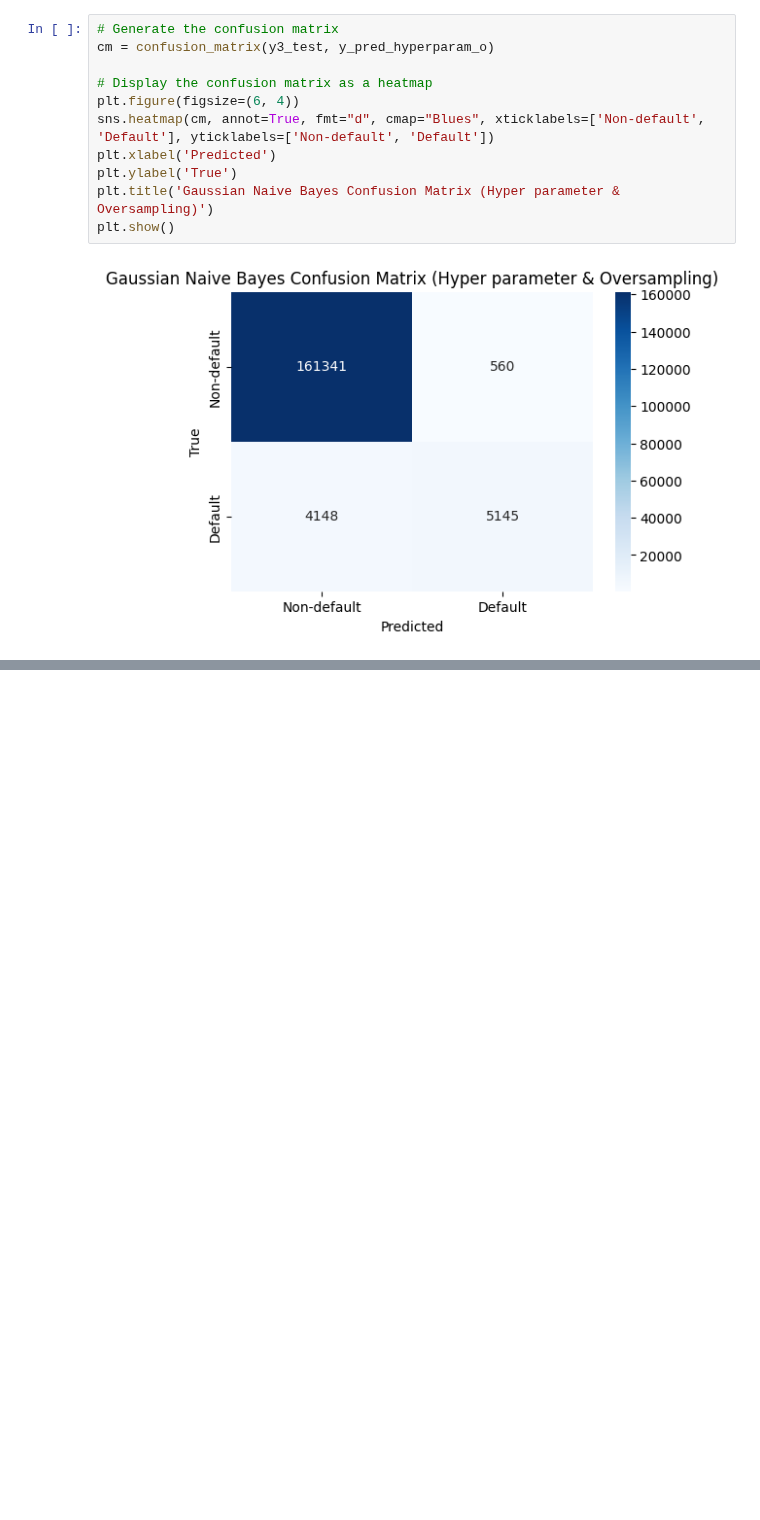
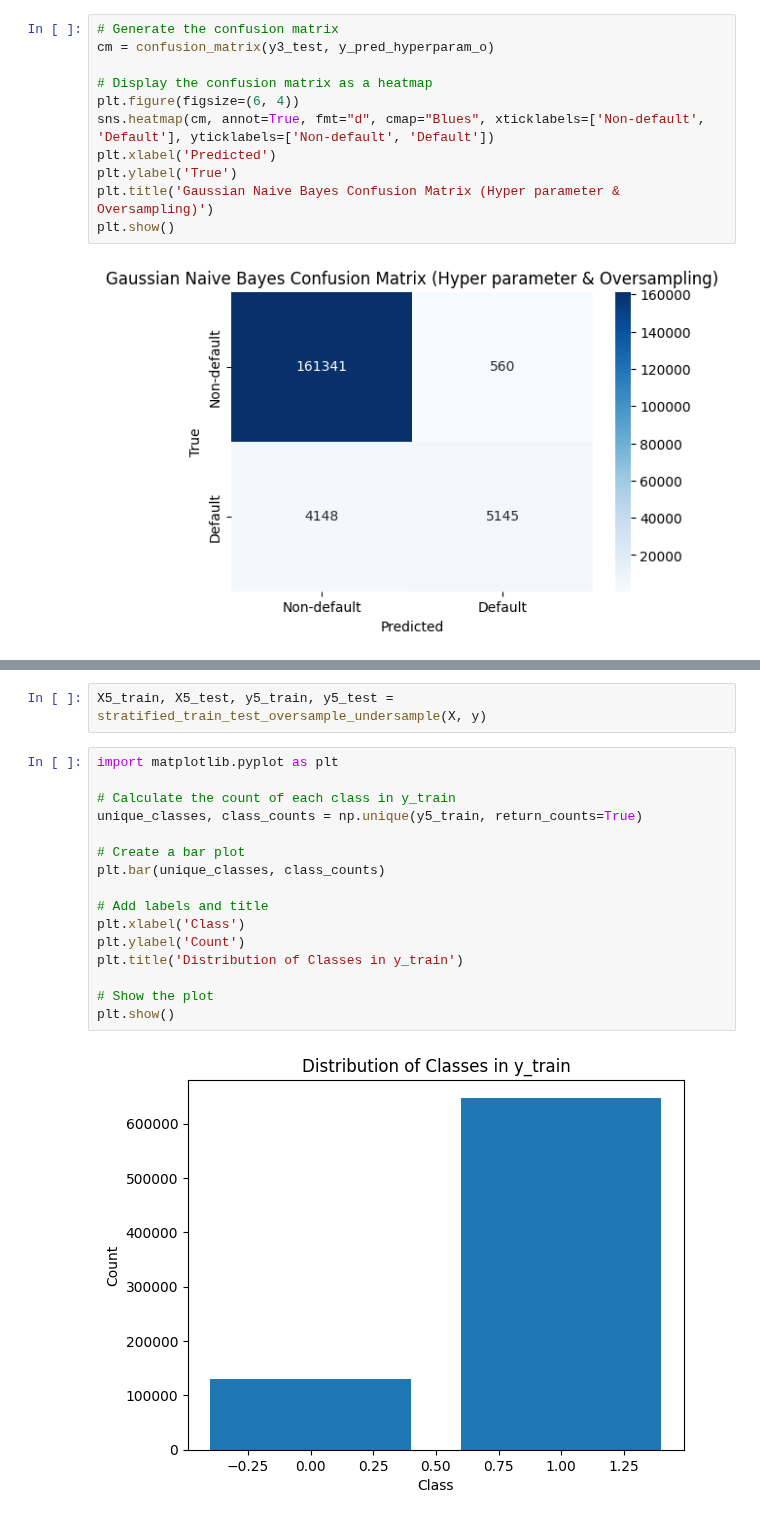
Before and after one commit to Darrel-Koh/Credit_Risk_Analysis, a Jupyter notebook: NewNB.ipynb, the cells around one changed output, grey strips where cells are left out. Drawn from its saved outputs; the diff is of its cells as text; blank space fills up the shorter version.

```diff
--- a/NewNB.ipynb
+++ b/NewNB.ipynb
@@ -636,0 +679,20 @@ plt.show()
+# %%
+X5_train, X5_test, y5_train, y5_test = stratified_train_test_oversample_undersample(X, y)
+# %%
+import matplotlib.pyplot as plt
+
+# Calculate the count of each class in y_train
+unique_classes, class_counts = np.unique(y5_train, return_counts=True)
+
+# Create a bar plot
+plt.bar(unique_classes, class_counts)
+
+# Add labels and title
+plt.xlabel('Class')
+plt.ylabel('Count')
+plt.title('Distribution of Classes in y_train')
+
+# Show the plot
+plt.show()
+# %% [output]
+[figure, added]
```
Also changed, not shown: parts of 7 cells of this notebook.
